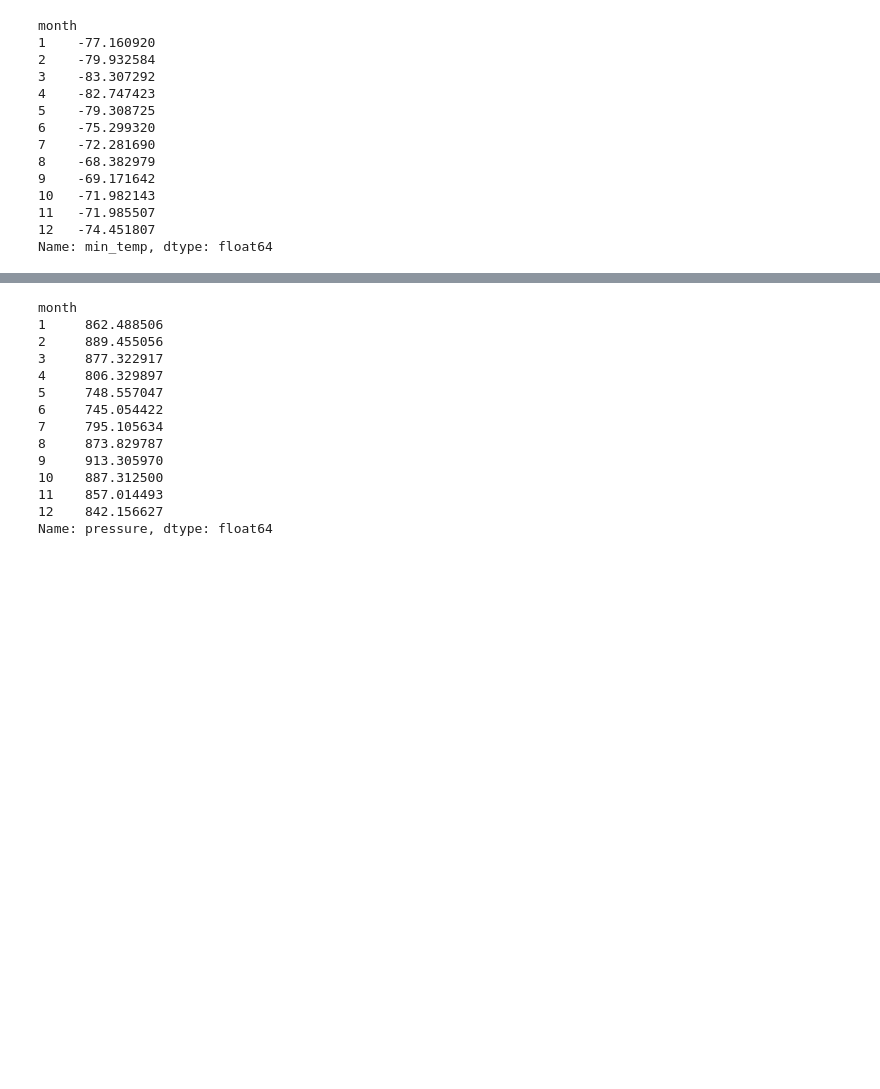
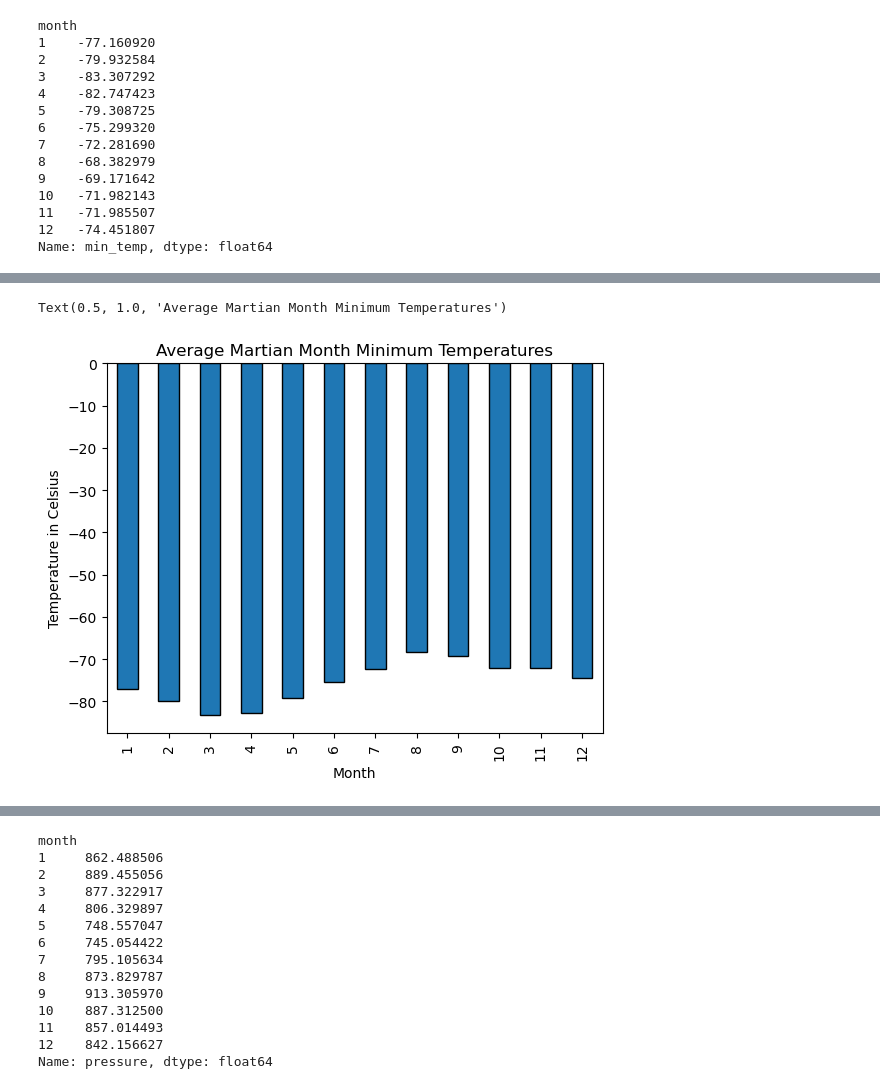
Before and after one commit to johbry17/11-web-scraping, a Jupyter notebook: part_2_mars_weather.ipynb, the cells around one changed output, grey strips where cells are left out. Cells and saved outputs as stored; diff of their text form; code cells hidden in the pictures; blank space fills up the shorter version.

```diff
--- a/part_2_mars_weather.ipynb
+++ b/part_2_mars_weather.ipynb
@@ -172,5 +188,7 @@ Name: month, dtype: int64
 # %%
 # 3. What is the average low temperature by month?
+month_avg = df.groupby('month')['min_temp'].mean()
+month_avg
 # %% [output]
 month
 1    -77.160920
@@ -196,0 +207,11 @@ Name: min_temp, dtype: float64
+# %%
+# Plot the average temperature by month
+month_avg.plot(kind='bar', edgecolor='black')
+
+plt.ylabel('Temperature in Celsius')
+plt.xlabel('Month')
+plt.title('Average Martian Month Minimum Temperatures')
+plt.show()
+# %% [output]
+Text(0.5, 1.0, 'Average Martian Month Minimum Temperatures')
+[figure, added]
```
Also changed, not shown: parts of 14 cells of this notebook, 1 other file.
